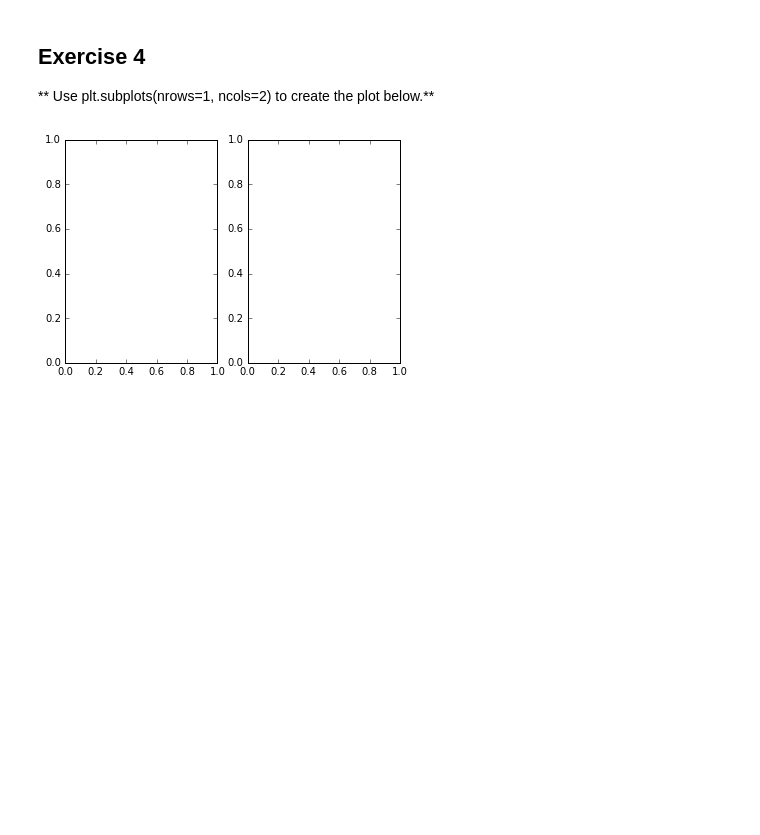
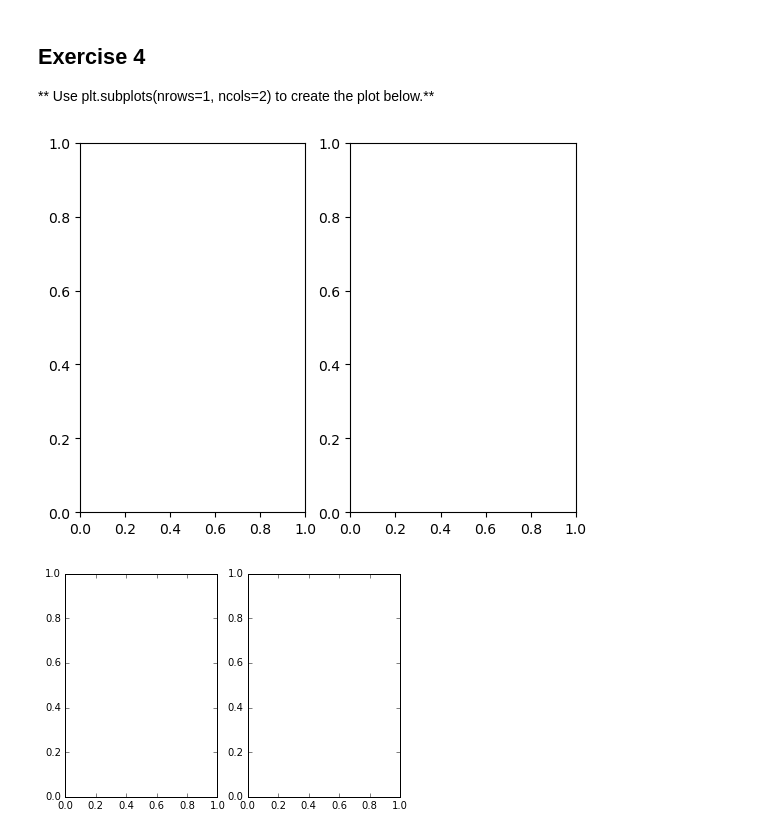
Before and after one commit to DavidASchonfeld/data-course, a Jupyter notebook: Notes I Took While Taking Course/4-Matplotlib/02-Matplotlib Exercises.ipynb, the cells around one changed output. Drawn from its saved outputs; the diff is of its cells as text; code cells hidden in the pictures; blank space fills up the shorter version.

```diff
--- a/Notes I Took While Taking Course/4-Matplotlib/02-Matplotlib Exercises.ipynb
+++ b/Notes I Took While Taking Course/4-Matplotlib/02-Matplotlib Exercises.ipynb
@@ -102,6 +104,11 @@ plt.show()
 ## Exercise 4
 
 ** Use plt.subplots(nrows=1, ncols=2) to create the plot below.**
+# %%
+fig, axes = plt.subplots(nrows = 1, ncols = 2)
+fig
+# %% [output]
+[figure, added]
 # %%
 # %% [output]
 [figure]
```
Also changed, not shown: parts of 6 cells of this notebook, 1 other file.
